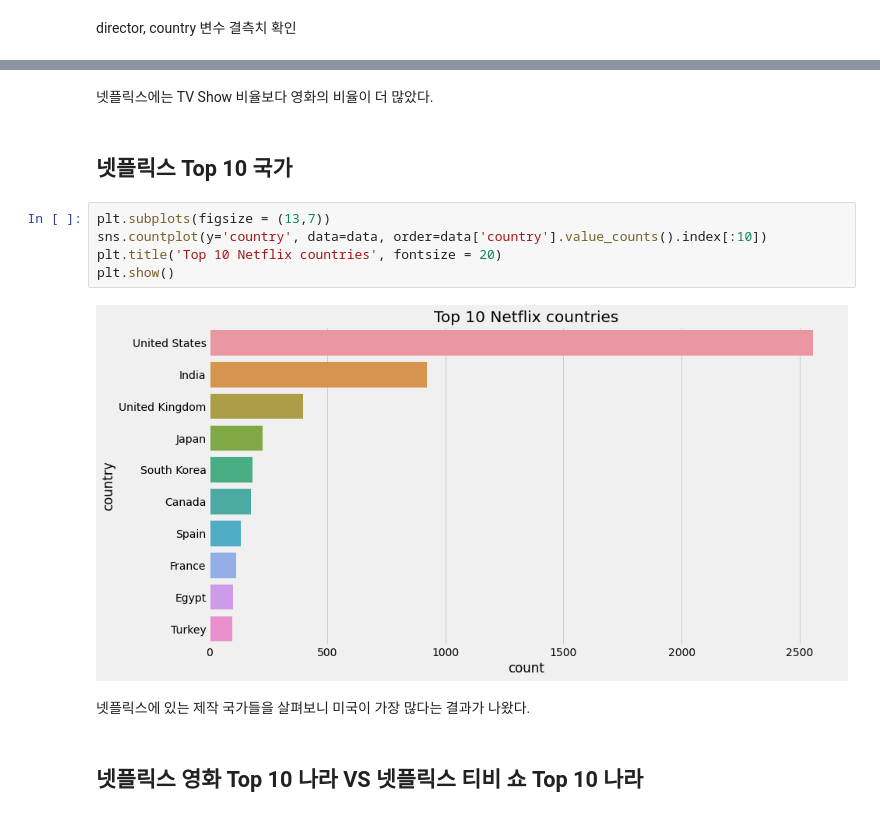
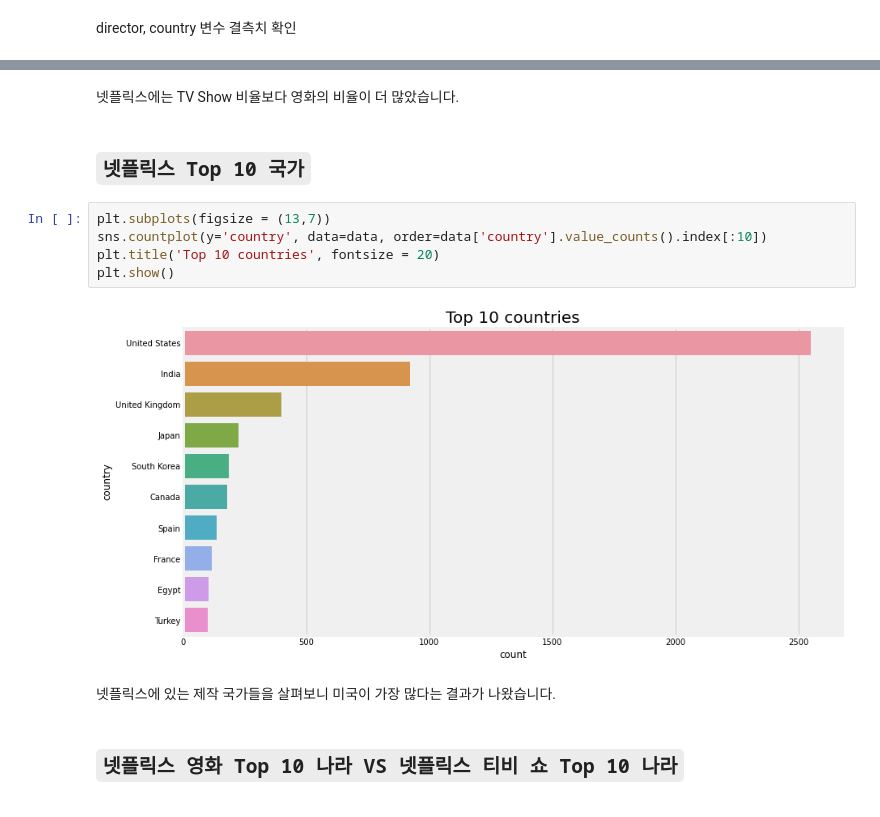
Before and after one commit to jaaaamj0711/kaggle_study, a Jupyter notebook: Netflix/Netflix_EDA.ipynb, the cells around one changed output, grey strips where cells are left out. Drawn from its saved outputs; the diff is of its cells as text.

```diff
--- a/Netflix/Netflix_EDA.ipynb
+++ b/Netflix/Netflix_EDA.ipynb
@@ -63,18 +68,18 @@ plt.show()
 # %% [markdown]
-넷플릭스에는 TV Show 비율보다 영화의 비율이 더 많았다.
+넷플릭스에는 TV Show 비율보다 영화의 비율이 더 많았습니다.
 # %% [markdown]
-## 넷플릭스 Top 10 국가
+## **`넷플릭스 Top 10 국가`**
 # %%
 plt.subplots(figsize = (13,7))
 sns.countplot(y='country', data=data, order=data['country'].value_counts().index[:10])
-plt.title('Top 10 Netflix countries', fontsize = 20)
+plt.title('Top 10 countries', fontsize = 20)
 plt.show()
 # %% [output]
-[figure, old version]
+[figure, new version]
 # %% [markdown]
-넷플릭스에 있는 제작 국가들을 살펴보니 미국이 가장 많다는 결과가 나왔다.
+넷플릭스에 있는 제작 국가들을 살펴보니 미국이 가장 많다는 결과가 나왔습니다.
 # %% [markdown]
-## 넷플릭스 영화 Top 10 나라 VS 넷플릭스 티비 쇼 Top 10 나라
+## **`넷플릭스 영화 Top 10 나라 VS 넷플릭스 티비 쇼 Top 10 나라`**
 # %%
 fig, ax = plt.subplots(1,2, figsize=(16,8))
 plt.subplots_adjust(wspace=0.3, hspace=0.3)
```
Also changed, not shown: parts of 34 cells of this notebook.
